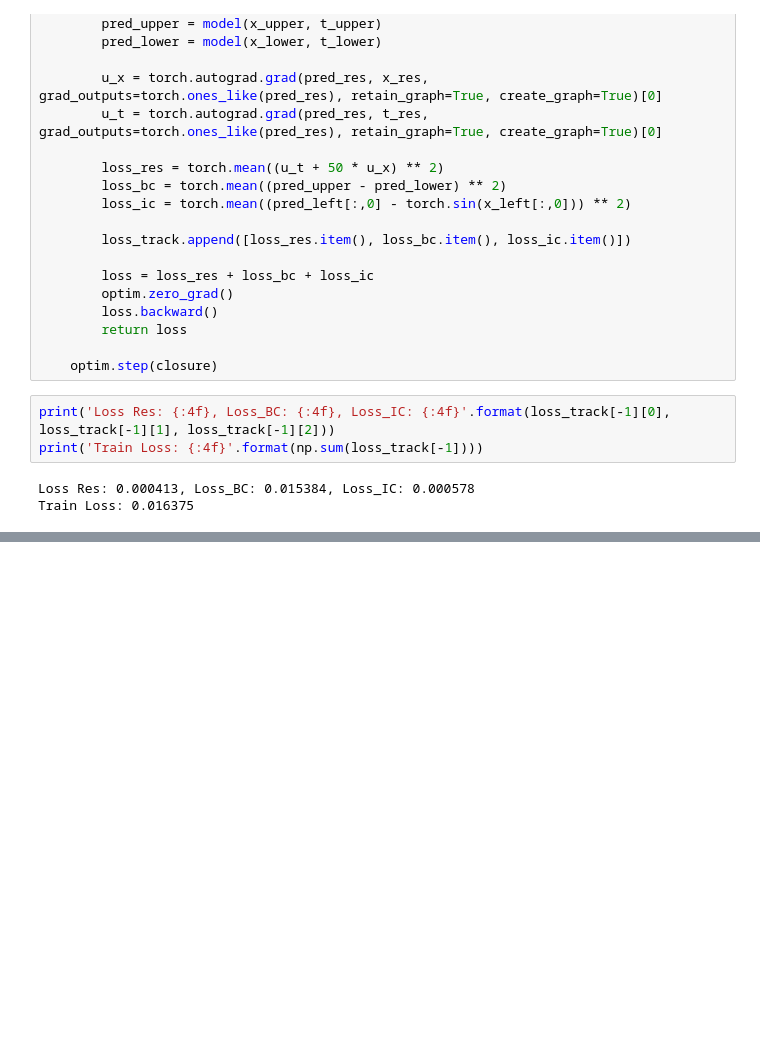
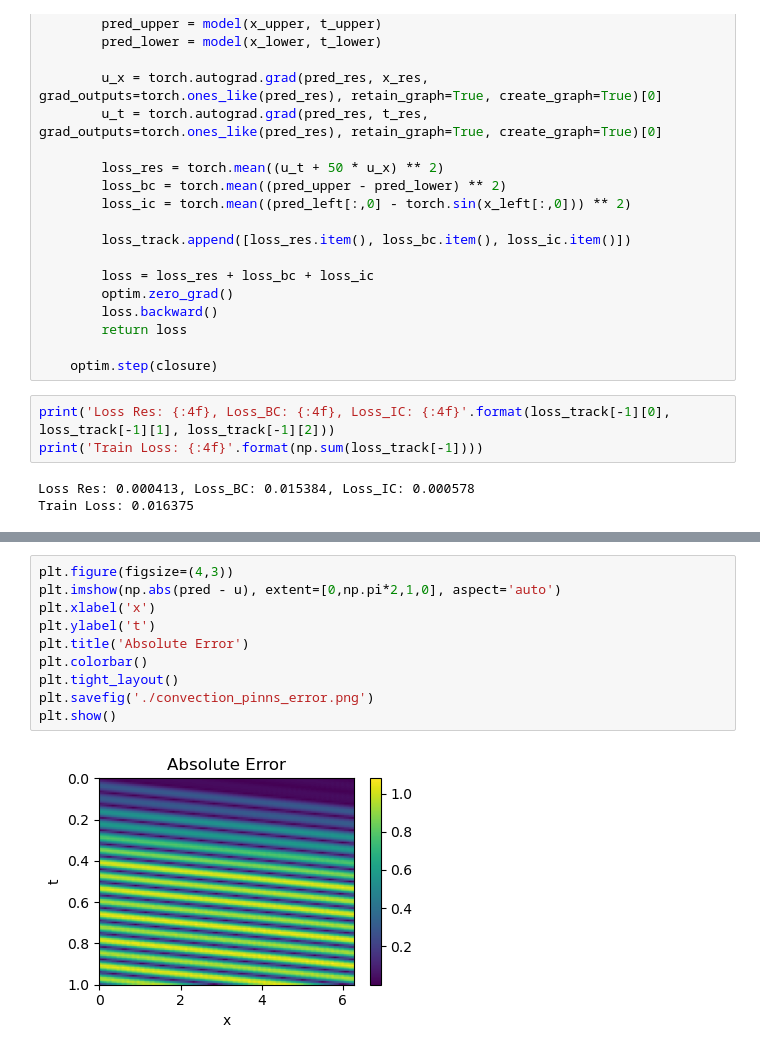
Before and after one commit to AdityaLab/pinnsformer, a Jupyter notebook: demo/convection/convection_pinns.ipynb, the cells around one changed output, grey strips where cells are left out. Saved outputs shown, nothing was run; the diff lists cells and outputs as text; blank space fills up the shorter version.

```diff
--- a/demo/convection/convection_pinns.ipynb
+++ b/demo/convection/convection_pinns.ipynb
@@ -123,0 +141,12 @@ relative L2 error: 0.840410
+# %%
+plt.figure(figsize=(4,3))
+plt.imshow(np.abs(pred - u), extent=[0,np.pi*2,1,0], aspect='auto')
+plt.xlabel('x')
+plt.ylabel('t')
+plt.title('Absolute Error')
+plt.colorbar()
+plt.tight_layout()
+plt.savefig('./convection_pinns_error.png')
+plt.show()
+# %% [output]
+[figure, added]
```
Also changed, not shown: parts of 2 cells of this notebook, 22 other files.
